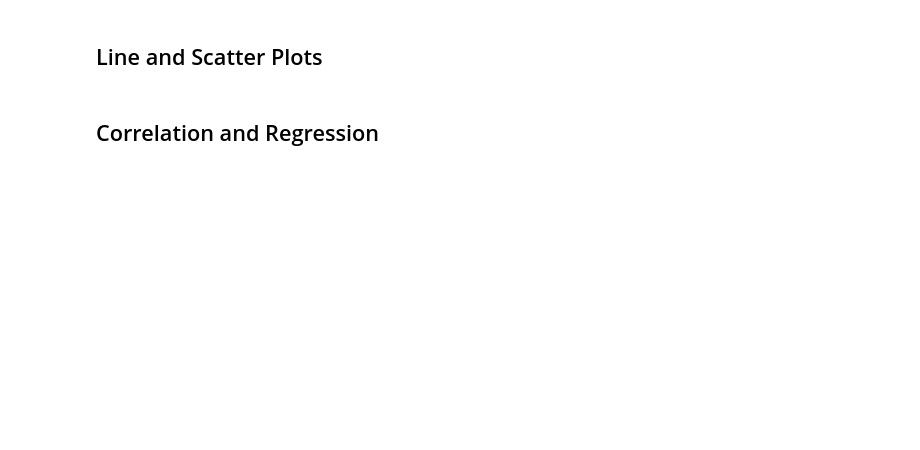
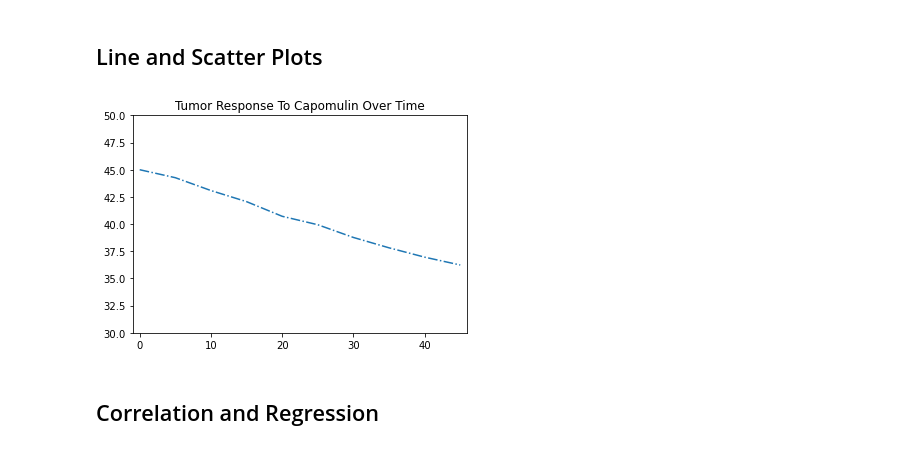
Before and after one commit to eddie0rNot/pymaceuticals-challenge, a Jupyter notebook: pymaceuticals_final.ipynb, the cells around one changed output. Drawn from its saved outputs; the diff is of its cells as text; code cells hidden in the pictures; blank space fills up the shorter version.

```diff
--- a/pymaceuticals_final.ipynb
+++ b/pymaceuticals_final.ipynb
@@ -401,3 +462,19 @@ plt.show()
+# %%
+# Generate a line plot of tumor volume vs. time point for a mouse treated with Capomulin
+
+#create dataframe for capomulin only
+xcapomulin_df = mouse_study[mouse_study['Drug Regimen'] == 'Capomulin']
+ycapomulin_df = xcapomulin_df.set_index("Drug Regimen")
+
+capomulin_df = ycapomulin_df.groupby('Timepoint').mean()['Tumor Volume (mm3)']
+
+plt.plot(capomulin_df,linestyle='dashdot',label="Tumor Volume")
+plt.xlim(-1,46)
+plt.ylim(30,50)
+plt.title("Tumor Response To Capomulin Over Time")
+plt.show()
+# %% [output]
+[figure, added]
 # %%
 # Generate a scatter plot of average tumor volume vs. mouse weight for the Capomulin regimen
 # %% [markdown]
```
Also changed, not shown: parts of 6 cells of this notebook.
